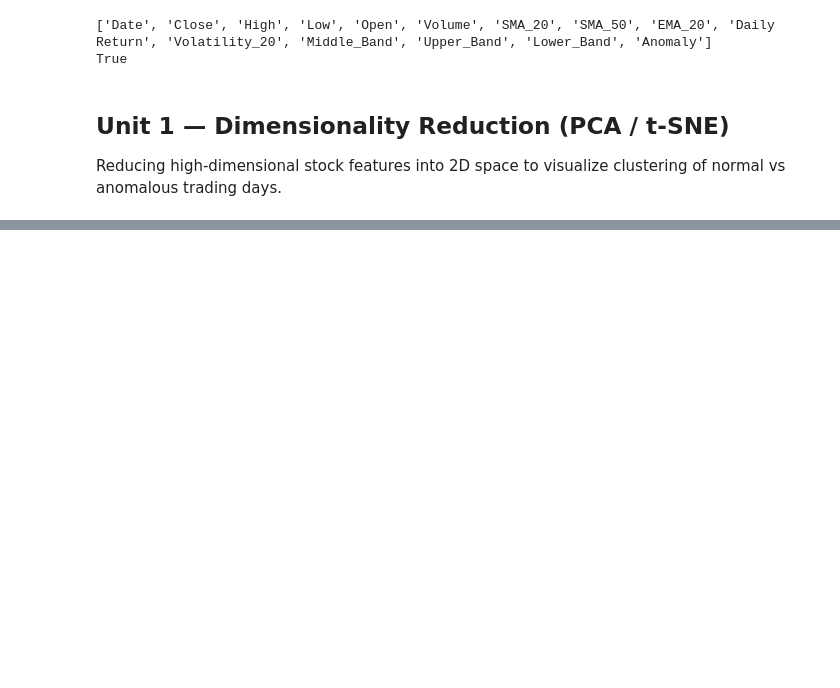
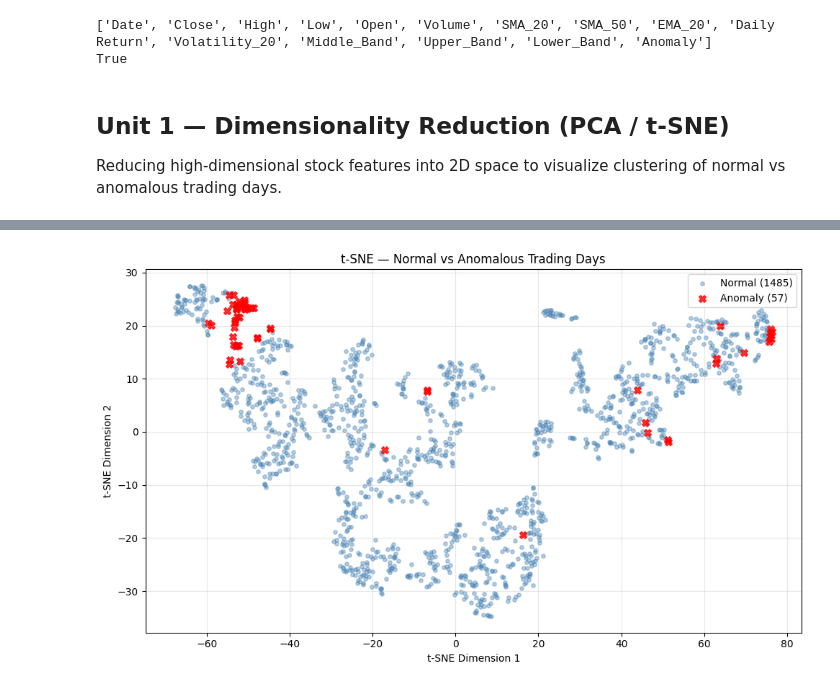
Before and after one commit to Tanay-Bankar-001/Apple-Stock-Anomaly-Detection-Identifying-Pump-and-Dump-Cases, a Jupyter notebook: analomy_detection_for_apple_stock_pump_and_dump_case.ipynb, the cells around one changed output, grey strips where cells are left out. Saved outputs shown, nothing was run; the diff lists cells and outputs as text; code cells hidden in the pictures; blank space fills up the shorter version.

```diff
--- a/analomy_detection_for_apple_stock_pump_and_dump_case.ipynb
+++ b/analomy_detection_for_apple_stock_pump_and_dump_case.ipynb
@@ -1056,0 +1080,28 @@ ValueError: Found array with 0 sample(s) (shape=(0, 9)) while a minimum of 1 is
+# %%
+from sklearn.manifold import TSNE
+
+tsne = TSNE(n_components=2, random_state=42, perplexity=30, n_iter=1000)
+tsne_result = tsne.fit_transform(X_pca_scaled)
+
+df_pca["tSNE_1"] = tsne_result[:, 0]
+df_pca["tSNE_2"] = tsne_result[:, 1]
+
+plt.figure(figsize=(10, 6))
+
+normal = df_pca[df_pca["Anomaly"] == 0]
+anomalous = df_pca[df_pca["Anomaly"] == 1]
+
+plt.scatter(normal["tSNE_1"], normal["tSNE_2"],
+            c="steelblue", alpha=0.4, s=15, label=f"Normal ({len(normal)})")
+plt.scatter(anomalous["tSNE_1"], anomalous["tSNE_2"],
+            c="red", alpha=0.8, s=50, label=f"Anomaly ({len(anomalous)})", marker="X")
+
+plt.title("t-SNE — Normal vs Anomalous Trading Days")
+plt.xlabel("t-SNE Dimension 1")
+plt.ylabel("t-SNE Dimension 2")
+plt.legend()
+plt.grid(alpha=0.3)
+plt.tight_layout()
+plt.show()
+# %% [output]
+[figure, added]
```
Also changed, not shown: parts of 11 cells of this notebook.
